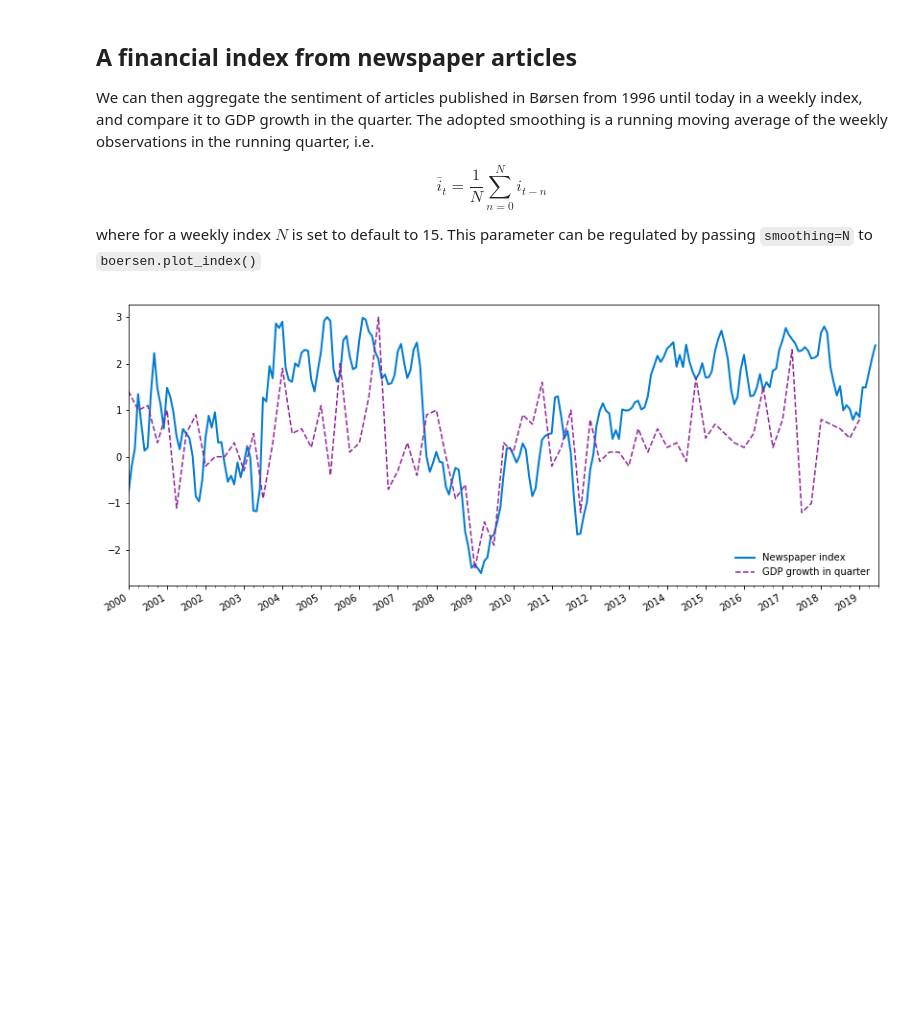
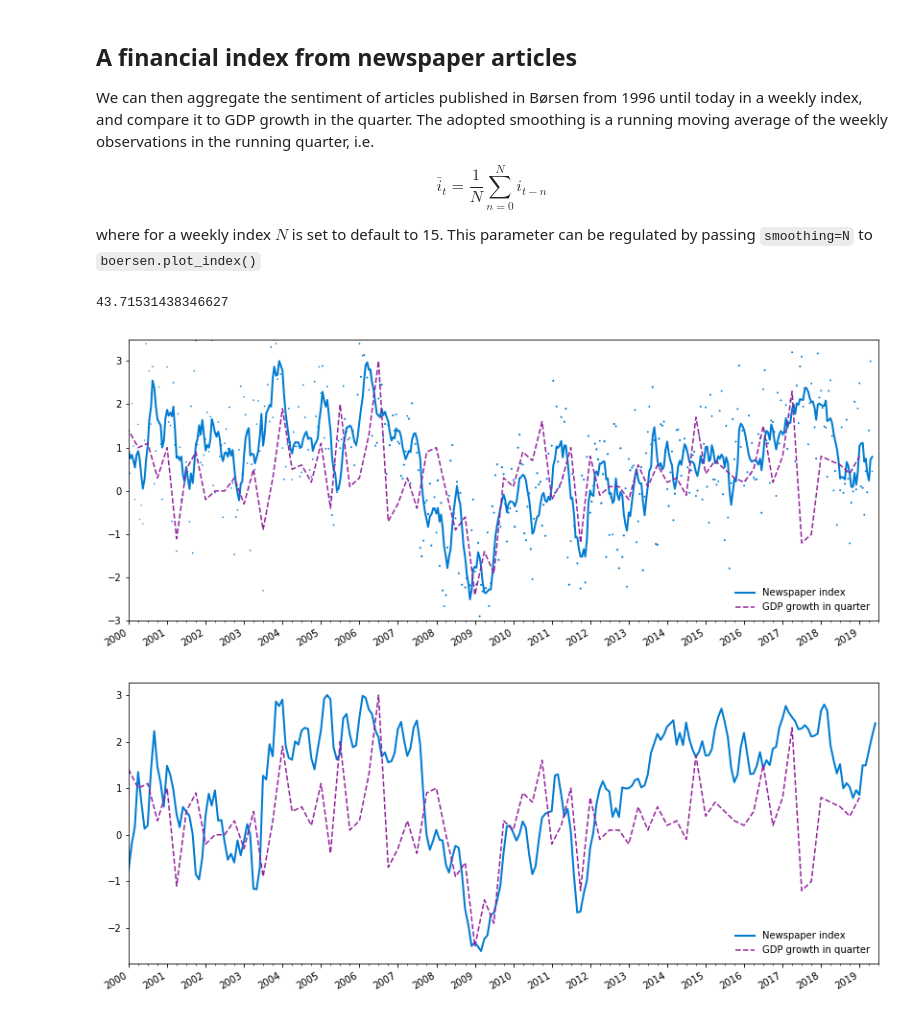
Before and after one commit to Danmarks-Nationalbank/uncertainty, a Jupyter notebook: scripts/firstlook.ipynb, the cells around one changed output. Cells and saved outputs as stored; diff of their text form; code cells hidden in the pictures; blank space fills up the shorter version.

Commit message:
changed visualization

```diff
--- a/scripts/firstlook.ipynb
+++ b/scripts/firstlook.ipynb
@@ -6,7 +6,7 @@ import pandas as pd
 # pd.options.mode.chained_assignment = None
 import numpy as np
 import pickle
-import fui. as boersen
+import fui.boersen as boersen
 import importlib
 import time
 importlib.reload(boersen)
@@ -26,7 +26,7 @@ if process_data:
         pickle.dump(df, file)
 
 else:
-    with open('data/scored.pkl', 'rb') as file:
+    with open('../data/scored.pkl', 'rb') as file:
         df = pickle.load(file)
 
 df = df[['ID', 'Title', 'body', 'ArticleDateCreated', 'ShowOnWebSite', 'Author', 'Supplier', 'SectionWebSite', 'SectionName',
@@ -53,16 +60,22 @@ split = [True, False]
 # %%
+import matplotlib.pyplot as plt
+boersen.define_NB_colors()
 basis = [True]*df.shape[0] #df['afinn_norm']!=0
 # print(sum(basis)/df.shape[0])
 n_articles = df[basis].shape[0]
 selection = df[basis]['body'].str.contains('økon|finan|industri', regex=True)
 print(100*df[basis & selection].shape[0]/n_articles)
 
-fig, ax, index = boersen.plot_index(df[basis], 'afinn_norm', plot_gdp=True, split = selection, frequency='M', smoothing=3, export_index=True)
+fig, ax, index = boersen.plot_index(df[basis], 'afinn_norm', plot_gdp=True, split = selection, frequency='SMS', smoothing=6, export_index=True)
+ax.set_ylim(-3, 3.5)
 plt.show()
 
 name = 'ofi_diff'
 # fig.savefig('temp/{}.png'.format(name), dpi=500, tight_layout=True, bbox_inches='tight')
-index.rename(columns={'afinn_norm': name}).to_csv('temp/{}.csv'.format(name))
+# index.rename(columns={'afinn_norm': name}).to_csv('temp/{}.csv'.format(name))
+# %% [output]
+43.71531438346627
+[figure, added]
 # %%
 importlib.reload(boersen)
 import matplotlib.pyplot as plt
```
Also changed, not shown: parts of 2 cells of this notebook, 2 other files.
